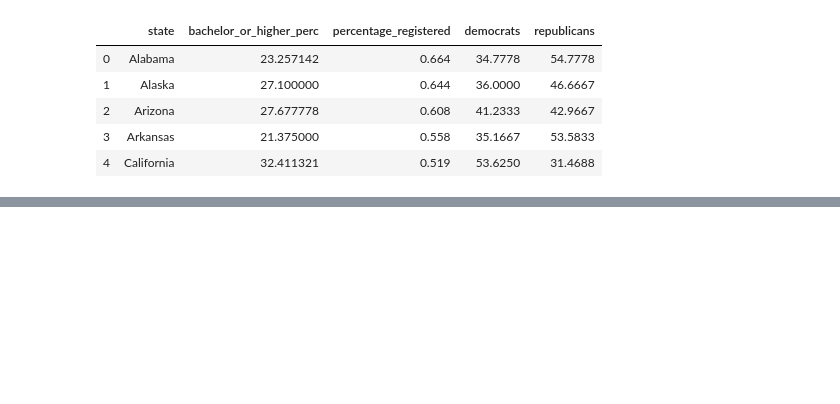
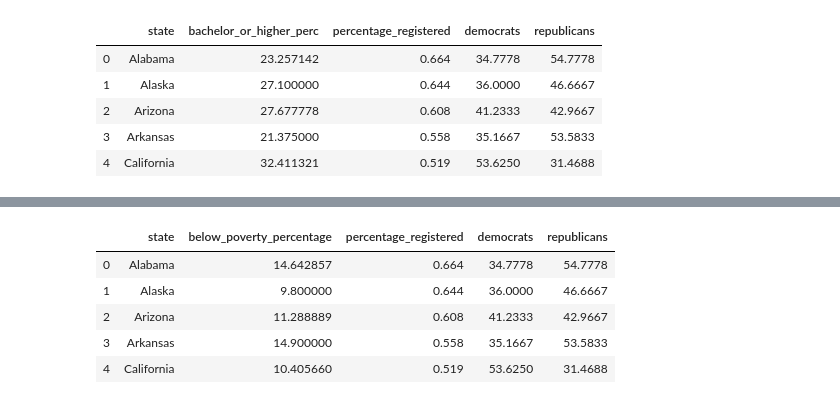
Before and after one commit to SandraLeriche/us-elections, a Jupyter notebook: Python_scripts/assign2.ipynb, the cells around one changed output, grey strips where cells are left out. Cells and saved outputs as stored; diff of their text form; code cells hidden in the pictures; blank space fills up the shorter version.

```diff
--- a/Python_scripts/assign2.ipynb
+++ b/Python_scripts/assign2.ipynb
@@ -42,0 +43,13 @@ plt.show()
+# %%
+# Load csv
+poverty = pd.read_csv("../data/clean_data/analysis_data/voting_tendencies_by_poverty_level_2016.csv")
+
+# Preview table
+poverty.head()
+# %% [output]
+|  | state | below_poverty_percentage | percentage_registered | democrats | republicans |
+| 0 | Alabama | 14.642857 | 0.664 | 34.7778 | 54.7778 |
+| 1 | Alaska | 9.800000 | 0.644 | 36.0000 | 46.6667 |
+| 2 | Arizona | 11.288889 | 0.608 | 41.2333 | 42.9667 |
+| 3 | Arkansas | 14.900000 | 0.558 | 35.1667 | 53.5833 |
+| 4 | California | 10.405660 | 0.519 | 53.6250 | 31.4688 |
```
Also changed, not shown: parts of 5 cells of this notebook, 3 other files.
